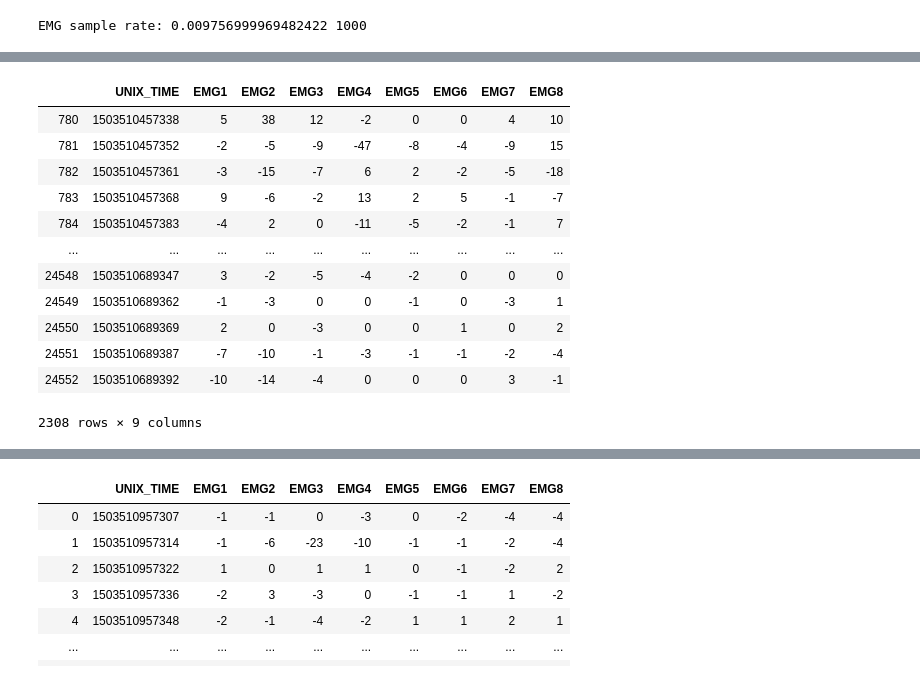
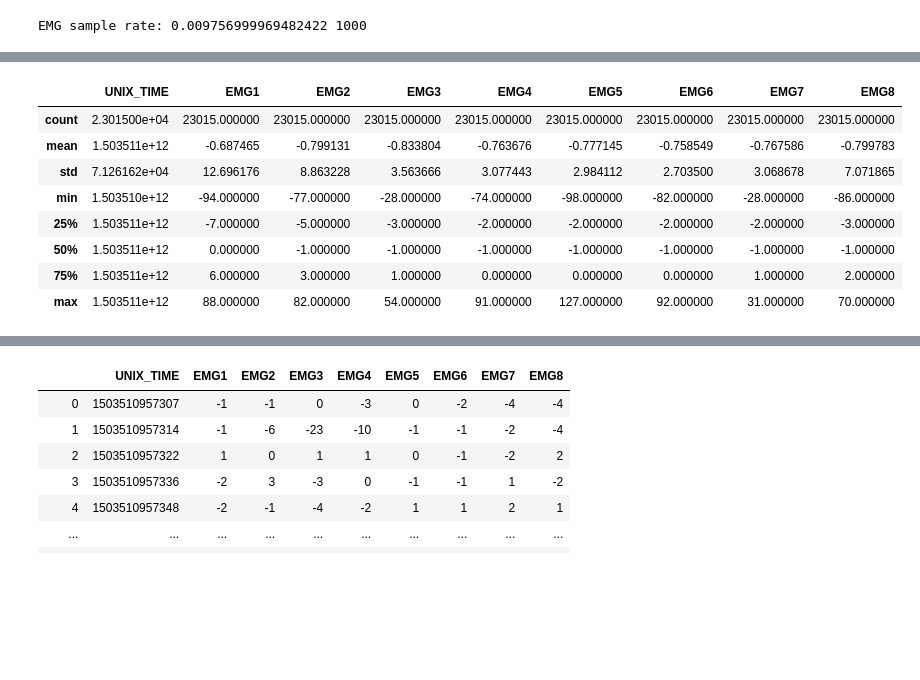
Before and after one commit to hgripkey/CSE572, a Jupyter notebook: Project1.ipynb, the cells around one changed output, grey strips where cells are left out. Drawn from its saved outputs; the diff is of its cells as text; code cells hidden in the pictures; blank space fills up the shorter version.

```diff
--- a/Project1.ipynb
+++ b/Project1.ipynb
@@ -7,8 +7,8 @@ import time
 import matplotlib.pyplot as plt
 import random
 # %%
-path_ground_truth = r"C:\Users\hgrip\Desktop\ASU\CSE572 Data mining\Data_Mining_Assign1Data\groundTruth"
-path_myo_data = r"C:\Users\hgrip\Desktop\ASU\CSE572 Data mining\Data_Mining_Assign1Data\MyoData"
+path_ground_truth = r"..\groundTruth"
+path_myo_data = r"..\MyoData"
 
 userGT_list = os.listdir(path_ground_truth)
 userMyo_list = os.listdir(path_myo_data)
@@ -129,3 +135,10 @@ femg # data frame for all fork emg data
 | 25321 | 1503510697013 | 17 | 8 | -1 | -1 | -1 | 0 | -3 | 0 |
 | 25322 | 1503510697020 | -4 | -5 | -3 | -1 | -2 | 1 | 1 | 1 |
 25323 rows × 9 columns
+# %%
+ #data frame for all fork data that is classified as eating
+femg_eating['eating'] = [True for i in range(len(femg_eating))] #Add in the classification variable of 'eating' set to true
+femg_noneating['eating'] = [False for i in range(len(femg_noneating))]
+
+semg_eating['eating'] = [True for i in range(len(semg_eating))] #Add in the classification variable of 'eating' set to true
+semg_noneating['eating'] = [False for i in range(len(semg_noneating))]
@@ -132,16 +171,12 @@ femg # data frame for all fork emg data
 # %%
-femg_eating #data frame for all fork data that is classified as eating
+femg_noneating.describe() # data frame for all fork non-eating
 # %% [output]
 |  | UNIX_TIME | EMG1 | EMG2 | EMG3 | EMG4 | EMG5 | EMG6 | EMG7 | EMG8 |
-| 780 | 1503510457338 | 5 | 38 | 12 | -2 | 0 | 0 | 4 | 10 |
-| 781 | 1503510457352 | -2 | -5 | -9 | -47 | -8 | -4 | -9 | 15 |
-| 782 | 1503510457361 | -3 | -15 | -7 | 6 | 2 | -2 | -5 | -18 |
-| 783 | 1503510457368 | 9 | -6 | -2 | 13 | 2 | 5 | -1 | -7 |
-| 784 | 1503510457383 | -4 | 2 | 0 | -11 | -5 | -2 | -1 | 7 |
-| ... | ... | ... | ... | ... | ... | ... | ... | ... | ... |
-| 24548 | 1503510689347 | 3 | -2 | -5 | -4 | -2 | 0 | 0 | 0 |
-| 24549 | 1503510689362 | -1 | -3 | 0 | 0 | -1 | 0 | -3 | 1 |
-| 24550 | 1503510689369 | 2 | 0 | -3 | 0 | 0 | 1 | 0 | 2 |
-| 24551 | 1503510689387 | -7 | -10 | -1 | -3 | -1 | -1 | -2 | -4 |
-| 24552 | 1503510689392 | -10 | -14 | -4 | 0 | 0 | 0 | 3 | -1 |
+| count | 2.301500e+04 | 23015.000000 | 23015.000000 | 23015.000000 | 23015.000000 | 23015.000000 | 23015.000000 | 23015.000000 | 23015.000000 |
+| mean | 1.503511e+12 | -0.687465 | -0.799131 | -0.833804 | -0.763676 | -0.777145 | -0.758549 | -0.767586 | -0.799783 |
+| std | 7.126162e+04 | 12.696176 | 8.863228 | 3.563666 | 3.077443 | 2.984112 | 2.703500 | 3.068678 | 7.071865 |
+| min | 1.503510e+12 | -94.000000 | -77.000000 | -28.000000 | -74.000000 | -98.000000 | -82.000000 | -28.000000 | -86.000000 |
+| 25% | 1.503511e+12 | -7.000000 | -5.000000 | -3.000000 | -2.000000 | -2.000000 | -2.000000 | -2.000000 | -3.000000 |
+| 50% | 1.503511e+12 | 0.000000 | -1.000000 | -1.000000 | -1.000000 | -1.000000 | -1.000000 | -1.000000 | -1.000000 |
+| 75% | 1.503511e+12 | 6.000000 | 3.000000 | 1.000000 | 0.000000 | 0.000000 | 0.000000 | 1.000000 | 2.000000 |
+| max | 1.503511e+12 | 88.000000 | 82.000000 | 54.000000 | 91.000000 | 127.000000 | 92.000000 | 31.000000 | 70.000000 |
-2308 rows × 9 columns
```
Also changed, not shown: parts of 11 cells of this notebook.
